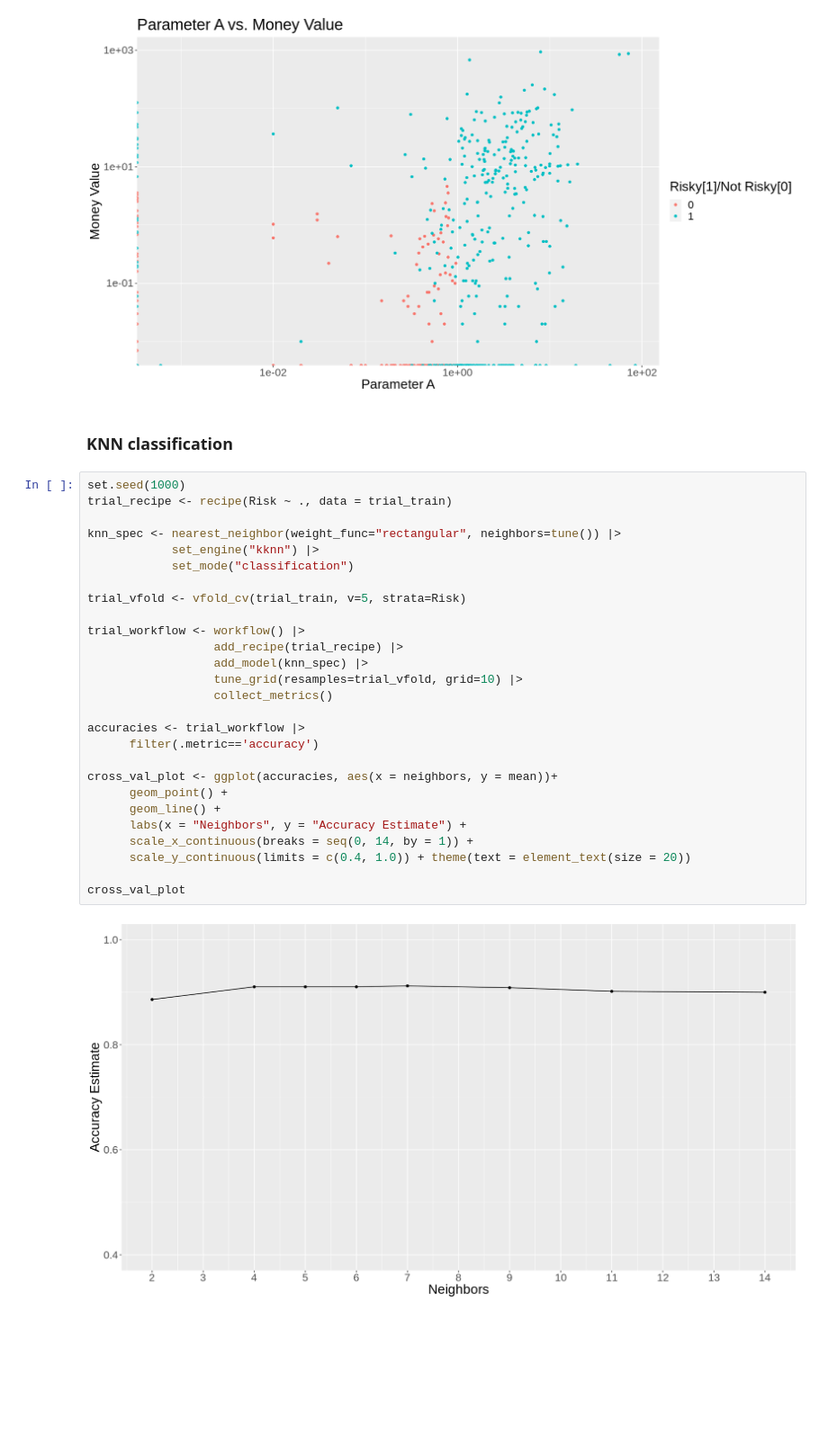
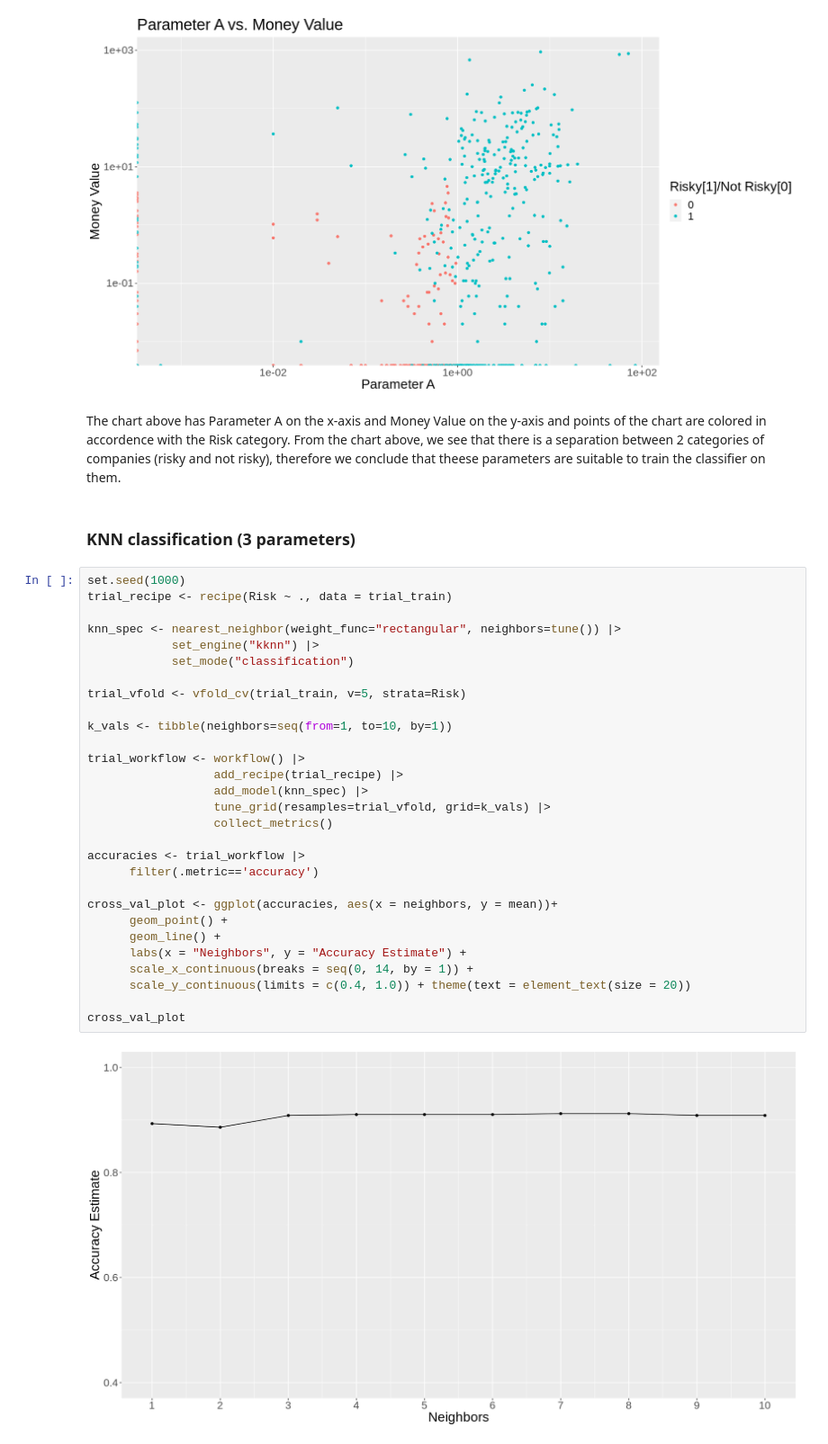
Before and after one commit to artempazych/DSCI-100-group-project, a Jupyter notebook: DSCI100_methods.ipynb, the cells around one changed output. Shown at 90% size. Saved outputs shown, nothing was run; the diff lists cells and outputs as text; blank space fills up the shorter version.

```diff
--- a/DSCI100_methods.ipynb
+++ b/DSCI100_methods.ipynb
@@ -142,34 +135,38 @@ Warning message:
 Warning message:
 “Transformation introduced infinite values in continuous y-axis”
 [figure]
+# %% [markdown]
+The chart above has Parameter A on the x-axis and Money Value on the y-axis and points of the chart are colored in accordence with the Risk category. From the chart above, we see that there is a separation between 2 categories of companies (risky and not risky), therefore we conclude that theese parameters are suitable to train the classifier on them.
 # %% [markdown]
-### KNN classification
+### KNN classification (3 parameters)
 # %%
 set.seed(1000)
 trial_recipe <- recipe(Risk ~ ., data = trial_train)
 
 knn_spec <- nearest_neighbor(weight_func="rectangular", neighbors=tune()) |>
             set_engine("kknn") |>
             set_mode("classification")
 
 trial_vfold <- vfold_cv(trial_train, v=5, strata=Risk)
 
+k_vals <- tibble(neighbors=seq(from=1, to=10, by=1))
+
 trial_workflow <- workflow() |>
                   add_recipe(trial_recipe) |>
                   add_model(knn_spec) |>
-                  tune_grid(resamples=trial_vfold, grid=10) |>
+                  tune_grid(resamples=trial_vfold, grid=k_vals) |>
                   collect_metrics()
 
 accuracies <- trial_workflow |>
       filter(.metric=='accuracy')
 
 cross_val_plot <- ggplot(accuracies, aes(x = neighbors, y = mean))+
       geom_point() +
       geom_line() +
       labs(x = "Neighbors", y = "Accuracy Estimate") +
       scale_x_continuous(breaks = seq(0, 14, by = 1)) +
       scale_y_continuous(limits = c(0.4, 1.0)) + theme(text = element_text(size = 20))
 
 cross_val_plot
 # %% [output]
-[figure, old version]
+[figure, new version]
```
Also changed, not shown: parts of 24 cells of this notebook.
